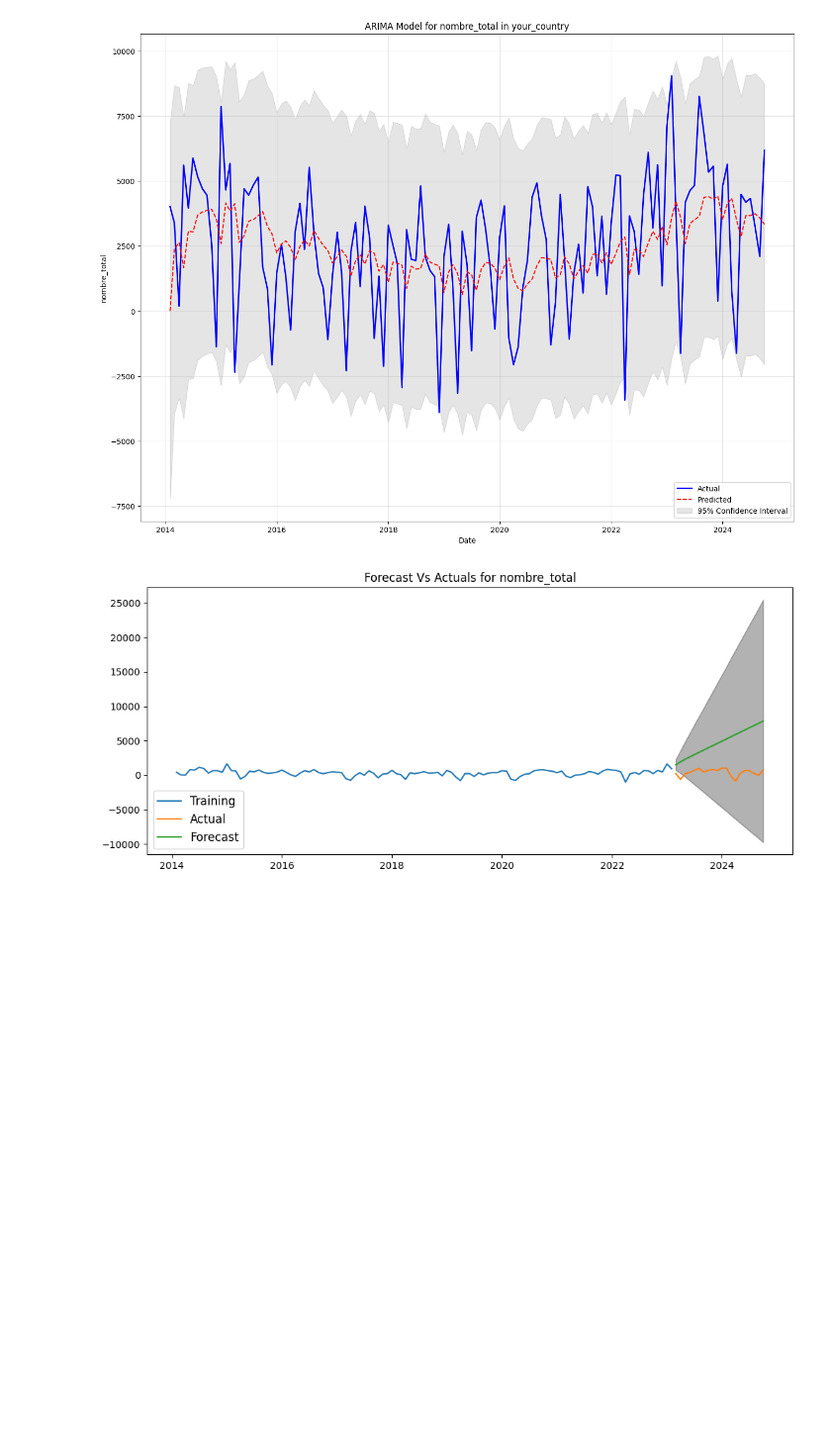
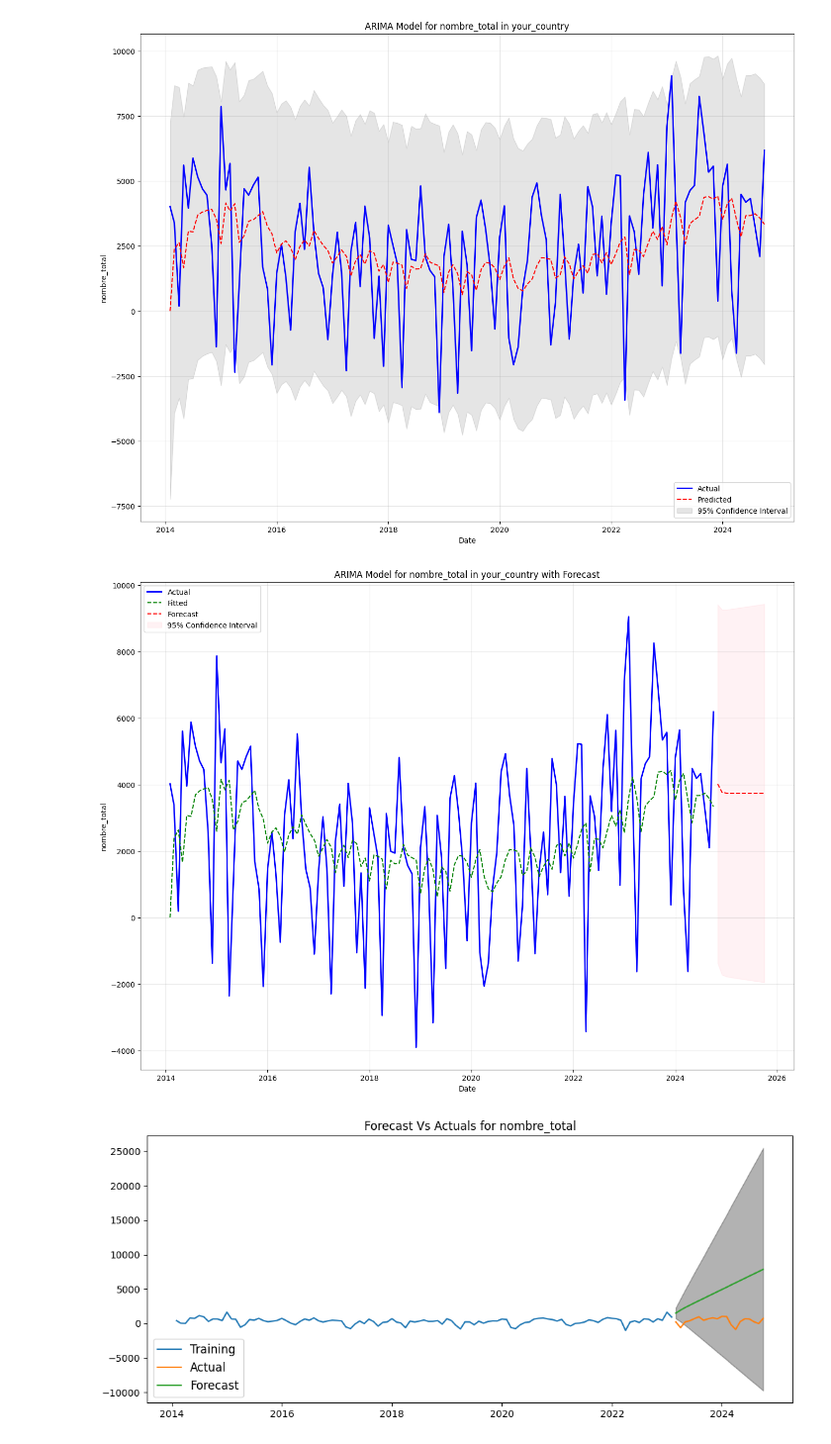
Before and after one commit to SuperMegaFort/TSM-AnSeqDa, a Jupyter notebook: ARIMA.ipynb, the cells around one changed output. Shown at 99% size. Saved outputs shown, nothing was run; the diff lists cells and outputs as text; code cells hidden in the pictures; blank space fills up the shorter version.

Commit message:
Amélioration ARMA ARIMA SARIMA

```diff
--- a/ARIMA.ipynb
+++ b/ARIMA.ipynb
@@ -44,6 +44,51 @@ plt.grid(alpha=0.3)
 plt.show()
 # %% [output]
 [figure]
+# %%
+import pandas as pd
+from statsmodels.tsa.arima.model import ARIMA
+import matplotlib.pyplot as plt
+
+# Load your dataset
+df = pd.read_csv("dataset_reformate2.csv")
+# Convert 'date' to datetime
+df['date'] = pd.to_datetime(df['date'])
+df_country = df[df['pays'] == 'Total Europe']
+# Set 'date' as index
+df_country = df_country.set_index('date')
+# Select the relevant column for ARIMA modeling ('nombre_total' in this case)
+data = df_country['entree_mensuelle']
+
+# Fit the ARIMA model (you'll need to determine the appropriate p, d, q values)
+# Example: ARIMA(p=5, d=1, q=0)
+model = ARIMA(data, order=(1,1,1))
+model_fit = model.fit()
+
+# Forecast future values
+forecast_steps = 12  # Forecast for the next 12 months
+forecast = model_fit.get_forecast(steps=forecast_steps)
+forecast_ci = forecast.conf_int()
+
+# Plot the data, predictions, and forecast
+plt.figure(figsize=(16, 12))
+plt.plot(data.index, data, label='Actual', color='blue', linewidth=2)
+plt.plot(model_fit.fittedvalues.index, model_fit.fittedvalues, label='Fitted', color='green', linestyle='--')
+plt.plot(forecast.predicted_mean.index, forecast.predicted_mean, label='Forecast', color='red', linestyle='--')
+plt.fill_between(forecast_ci.index,
+                 forecast_ci.iloc[:, 0],
+                 forecast_ci.iloc[:, 1],
+                 color='pink',
+                 alpha=.2,
+                 label='95% Confidence Interval')
+
+plt.title(f'ARIMA Model for nombre_total in your_country with Forecast')
+plt.xlabel('Date')
+plt.ylabel('nombre_total')
+plt.legend()
+plt.grid(alpha=0.3)
+plt.show()
+# %% [output]
+[figure, added]
 # %%
 import pandas as pd
 from statsmodels.tsa.arima.model import ARIMA
```
Also changed, not shown: 4 other files.
